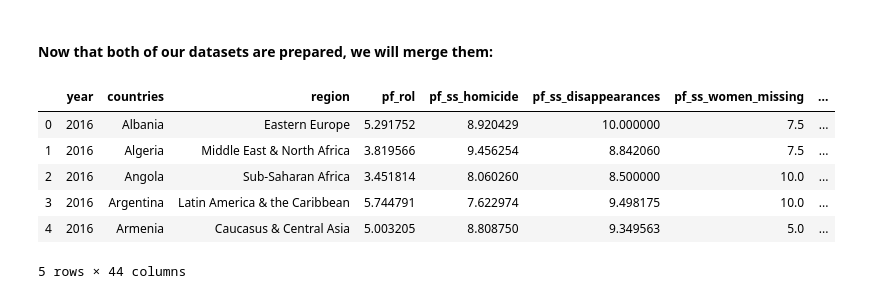
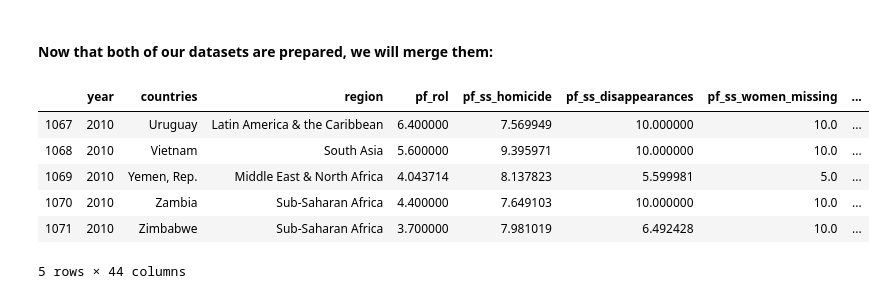
Before and after one commit to allikkil/DataSc-project, a Jupyter notebook: Project W4 Kaggle-Human Freedom.ipynb, the cells around one changed output. Drawn from its saved outputs; the diff is of its cells as text; code cells hidden in the pictures.

```diff
--- a/Project W4 Kaggle-Human Freedom.ipynb
+++ b/Project W4 Kaggle-Human Freedom.ipynb
@@ -184,12 +186,12 @@ for i in range(len(gdp_data)):
 # %%
 data_2 = data_2.rename(columns={'Year': 'year', 'Country Name': 'countries'}) #renaming some columns for merging purposes
 merged_data = pd.merge(data, data_2, on=['year', 'countries'])
-merged_data.head()
+merged_data.tail()
 # %% [output]
 |  | year | countries | region | pf_rol | pf_ss_homicide | pf_ss_disappearances | pf_ss_women_missing | ... |
-| 0 | 2016 | Albania | Eastern Europe | 5.291752 | 8.920429 | 10.000000 | 7.5 | ... |
-| 1 | 2016 | Algeria | Middle East & North Africa | 3.819566 | 9.456254 | 8.842060 | 7.5 | ... |
-| 2 | 2016 | Angola | Sub-Saharan Africa | 3.451814 | 8.060260 | 8.500000 | 10.0 | ... |
-| 3 | 2016 | Argentina | Latin America & the Caribbean | 5.744791 | 7.622974 | 9.498175 | 10.0 | ... |
-| 4 | 2016 | Armenia | Caucasus & Central Asia | 5.003205 | 8.808750 | 9.349563 | 5.0 | ... |
+| 1067 | 2010 | Uruguay | Latin America & the Caribbean | 6.400000 | 7.569949 | 10.000000 | 10.0 | ... |
+| 1068 | 2010 | Vietnam | South Asia | 5.600000 | 9.395971 | 10.000000 | 10.0 | ... |
+| 1069 | 2010 | Yemen, Rep. | Middle East & North Africa | 4.043714 | 8.137823 | 5.599981 | 5.0 | ... |
+| 1070 | 2010 | Zambia | Sub-Saharan Africa | 4.400000 | 7.649103 | 10.000000 | 10.0 | ... |
+| 1071 | 2010 | Zimbabwe | Sub-Saharan Africa | 3.700000 | 7.981019 | 6.492428 | 10.0 | ... |
 5 rows × 44 columns
```
Also changed, not shown: parts of 5 cells of this notebook.
